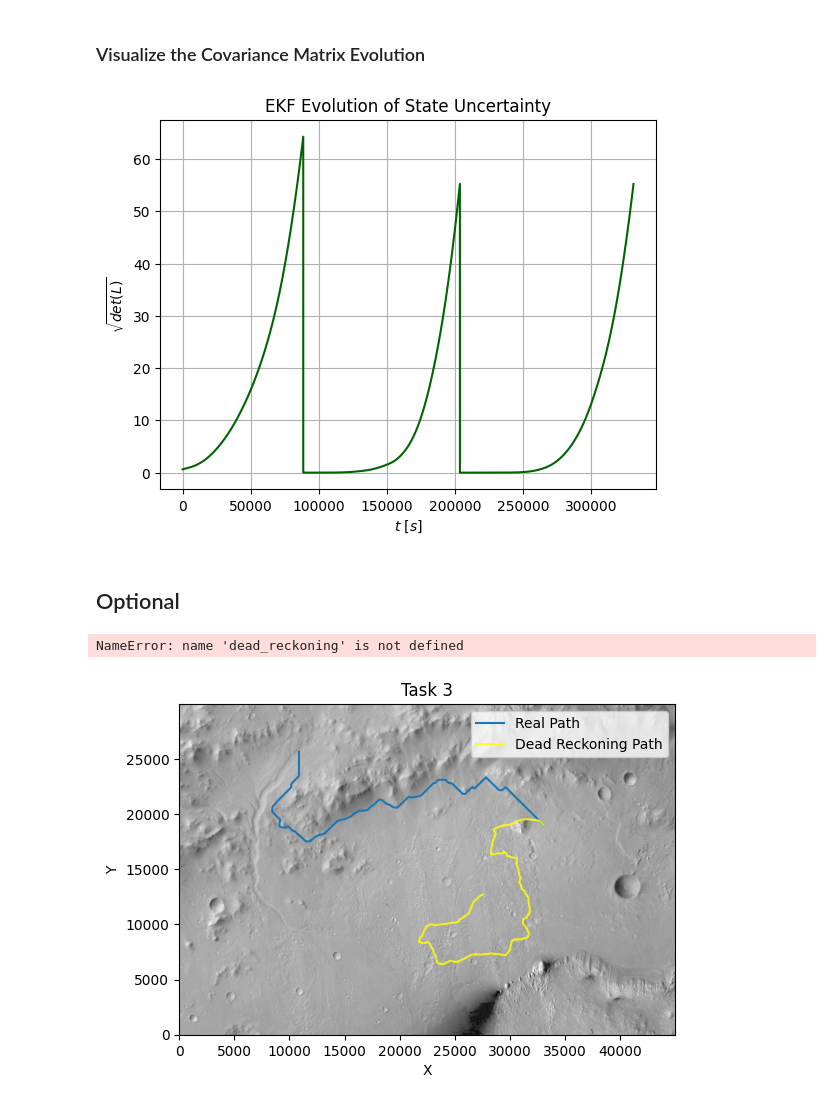
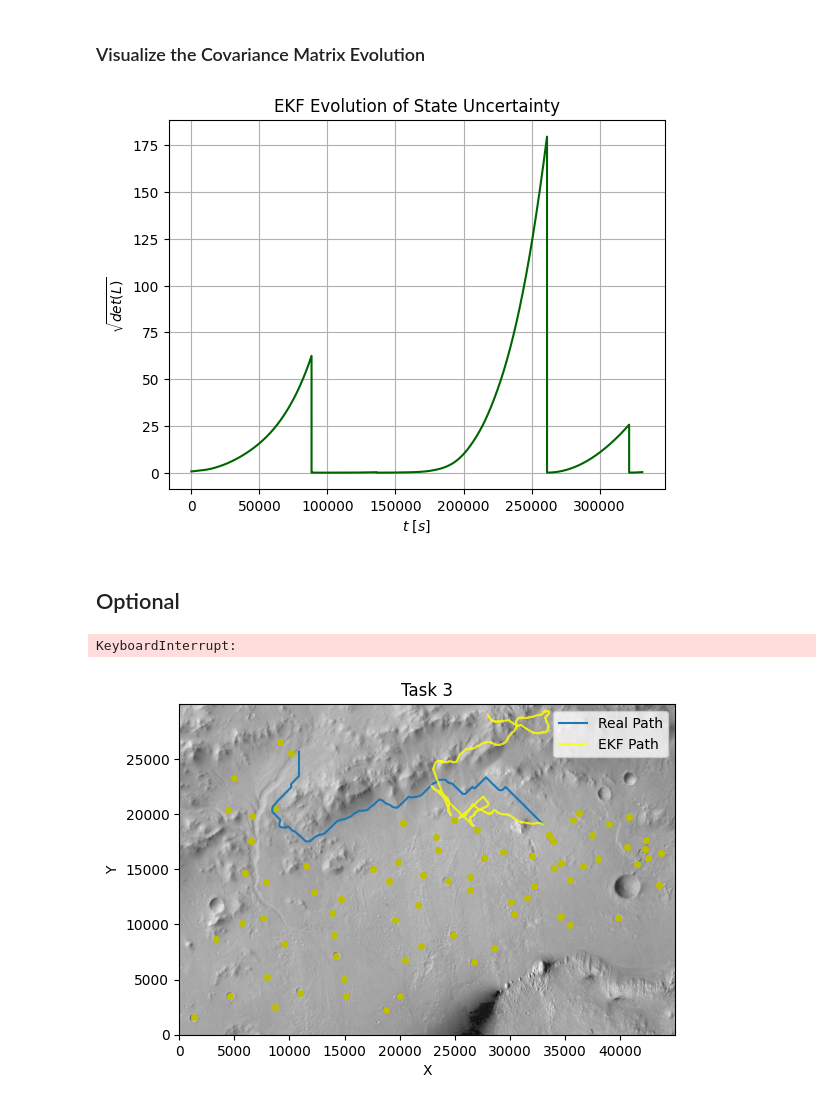
Before and after one commit to SwellPoem/Curiosity_Rover_proj, a Jupyter notebook: main.ipynb, the cells around one changed output. Drawn from its saved outputs; the diff is of its cells as text; code cells hidden in the pictures.

Commit message:
images updated

```diff
--- a/main.ipynb
+++ b/main.ipynb
@@ -374,7 +377,7 @@ The size of the retrieved path is: 6148
 # %% [markdown]
 $\sqrt2 -1$ used
 # %%
-data = np.load('Data/path1minusSqrt.npy')
+data = np.load('Data/pathSqrt_minus1_withcost.npy')
 path = np.array(data)
 print('The size of the retrieved path is:', path.size)
 plt.figure("Task 2")
@@ -477,7 +479,7 @@ sigma_d = 0.004      # m         #odometer distance measurement noise
 sigma_theta = np.deg2rad(0.05)      # rad       #odomter heading angle measurement noise
 
 lidar_maxrange=500      #m         # lidar maximum range
-sigma_r=0.010       # m         # lidar range measurement noise
+sigma_r=0.10       # m         # lidar range measurement noise
 sigma_beta=np.deg2rad(0.25)     #rad     # lidar bearing measurement noise
 # %% [markdown]
 ### Perform Dead Reckoning
@@ -582,30 +674,33 @@ plt.xlabel('$t \ [s]$')
 plt.ylabel('$\sqrt{det(L)}$')
 plt.title('EKF Evolution of State Uncertainty')
 plt.grid(True)
+plt.savefig('EKF_covariancematrix.png', dpi=300)
 plt.show()
 # %% [output]
-[figure, old version]
+[figure, new version]
 # %% [markdown]
 ## Optional
 # %%
 #perform dead reckoning on the path found by A*
-q_Astar_est_dr, L_Astar_est_dr = dead_reckoning(path_angles_interp, sigma_d, sigma_theta, L0)
+q_Astar_est, L_Astar_est, noise_d_arr, noise_theta_arr, noise_r_arr, noise_beta_arr = EKF(path_angles_interp, sigma_d, sigma_theta, L0, lidar_maxrange, sigma_r, sigma_beta, noise_d_arr, noise_theta_arr, noise_r_arr, noise_beta_arr, xLM, yLM)
 
-sqrt_det_L_Astar_dr = [np.sqrt(np.linalg.det(L_Astar_dr)) for L_Astar_dr in L_Astar_est_dr]
+
+sqrt_det_L_Astar_dr = [np.sqrt(np.linalg.det(L_Astar_dr)) for L_Astar_dr in L_Astar_est]
 # %% [output]
-NameError: name 'dead_reckoning' is not defined
+KeyboardInterrupt:
 # %%
 plt.figure("Task 3")
 plt.title("Task 3")
 plt.imshow(env_map, cmap='gray', extent=(Xvec[0], Xvec[-1], Yvec[-1], Yvec[0]))
+plt.plot(xLM, yLM, 'yo', markersize=4, linewidth=1)
 plt.plot(path_angles_interp[:, 0], path_angles_interp[:, 1], label='Real Path')
-plt.plot(q_Astar_est_dr[:, 0], q_Astar_est_dr[:, 1], label='Dead Reckoning Path', c='yellow', alpha= 0.8)
+plt.plot(q_Astar_est[:, 0], q_Astar_est[:, 1], label='EKF Path', c='yellow', alpha= 0.8)
 plt.xlabel('X')
 plt.ylabel('Y')
 plt.legend()
 
 # compute_and_plot_ellipses(q_Astar_est_dr, L_Astar_est_dr, plt, frequency=1)
 
 plt.show()
 # %% [output]
-[figure, old version]
+[figure, new version]
```
Also changed, not shown: parts of 14 cells of this notebook, 37 other files.
